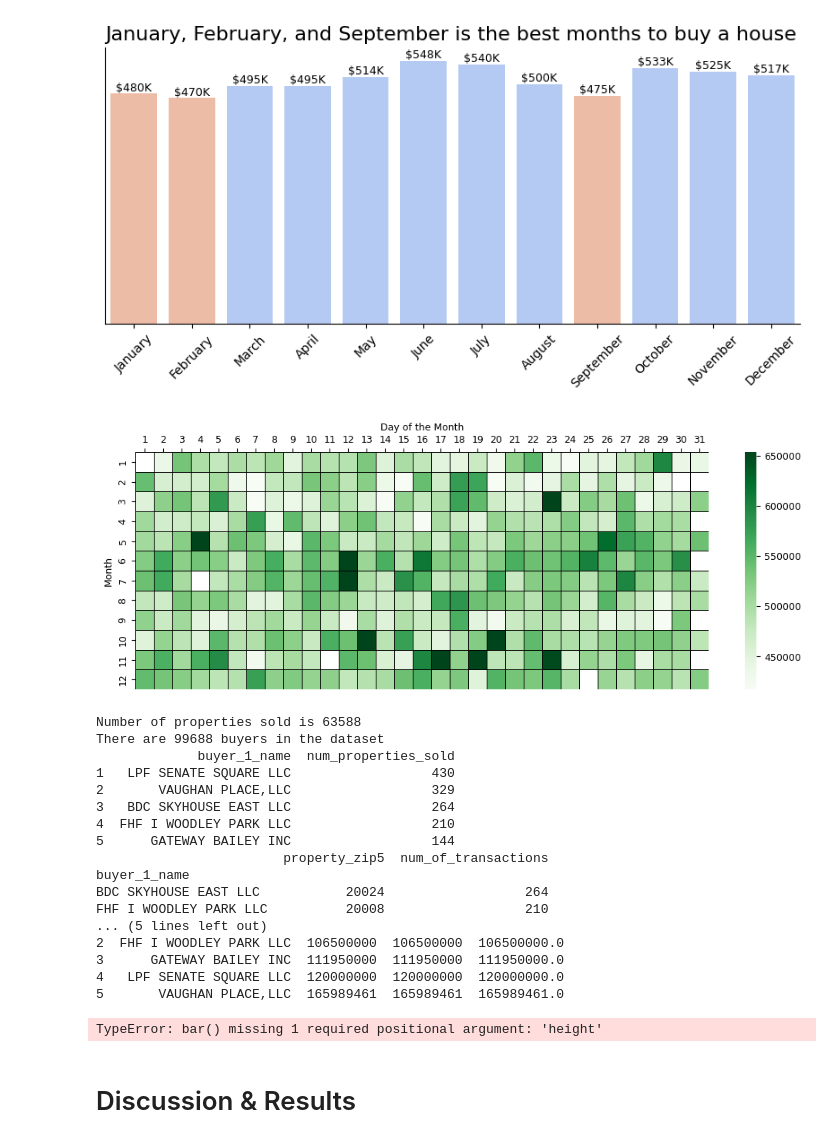
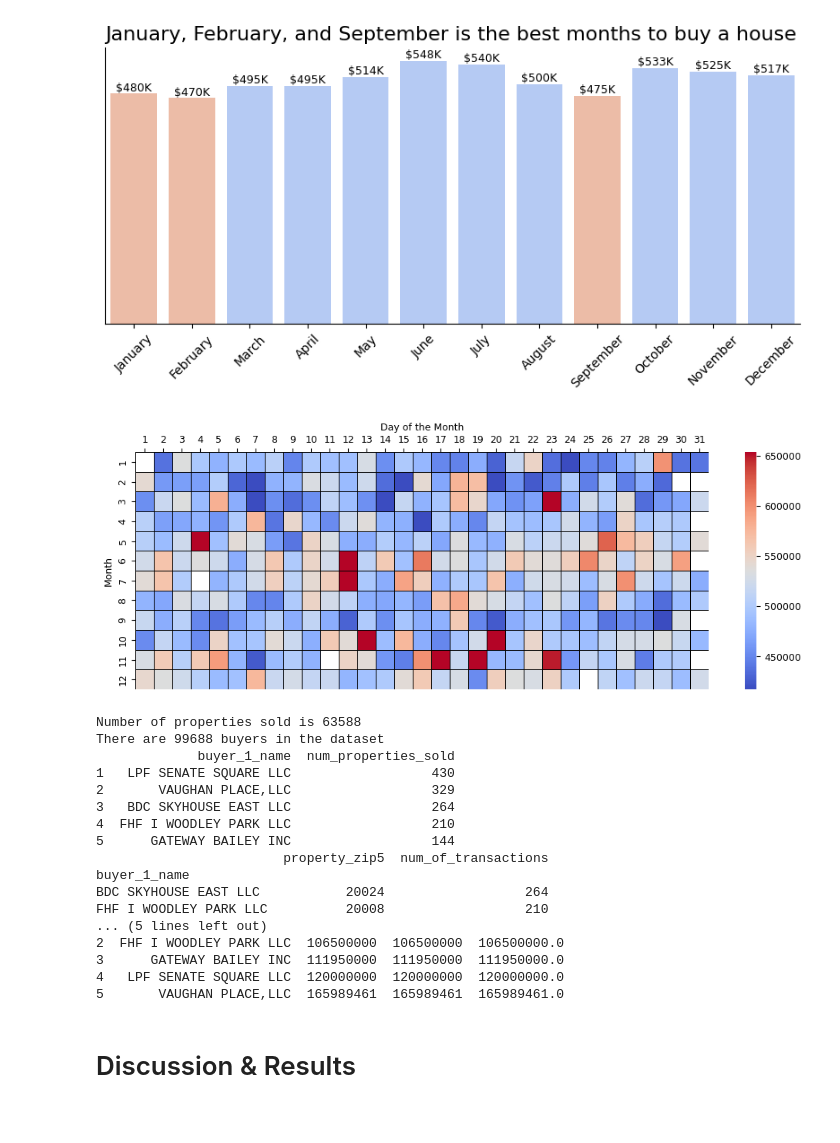
Before and after one commit to sierraperezdavid31/CIS9650-DC-Sales, a Jupyter notebook: Group_Project_15.ipynb, the cells around one changed output. Drawn from its saved outputs; the diff is of its cells as text; code cells hidden in the pictures.

```diff
--- a/Group_Project_15.ipynb
+++ b/Group_Project_15.ipynb
@@ -905,44 +584,35 @@ plt.show()
 # %%
 # Best day of the year to buy a home
 new_df = new_df[new_df['year'] >= 2000]
 
 # Aggregatingh the data to a pivot table
 salebymonthday = pd.pivot_table(new_df, values = 'sale_price', index = 'month', columns = 'day', aggfunc = 'median')
 
 # Creating the visual
 fig, ax = plt.subplots(figsize = (12,4))
 
 # Plotting the heatmap
-ax = sns.heatmap(salebymonthday,  cmap = "Greens", linewidths = .5, linecolor = 'black', robust = True)
+ax = sns.heatmap(salebymonthday,  cmap = "coolwarm", linewidths = .5, linecolor = 'black', robust = True)
 
 # Customizing the heatmap
 ax.set_xlabel('Day of the Month')
 ax.set_ylabel('Month')
 ax.xaxis.tick_top()
 ax.xaxis.set_label_position('top')
 
 
 # Show Chart
 plt.show()
 
 # Key Observations
 # No sales were made on New Year Day, Christmas, Veteran Day, and the Forth of July
 #
 # %% [output]
-[figure, old version]
+[figure, new version]
 # %%
-# Median Sale price over time (all)
 # Number of properties sold
 num_properties_sold = new_df['property_id'].nunique()
 print(f"Number of properties sold is {num_properties_sold}")
-
-#oldest_sale = new_df['sale_date'].min()
-#newest_sale = new_df['sale_date'].max()
-#print(f"The oldest property sale was {}")
-#print(f"The most recent property sale was {newest_sale}")
-
-#most_expensive_sale = new_df['sale_price'].max()
-#print(f'The most expensive property sale was ${most_expensive_sale}')
 
 #Buyer Analysis
 buyer_num = new_df['buyer_1_name'].nunique()
@@ -974,11 +644,6 @@ print(price_analysis)
 #According to research the output is consistent with bulk sales or asset tranfers
 #within large institutional buyers like LLCs which are represented here
 #rather than individual homebuying
-
-#creating bar graph
-buyers = price_analysis['Buyer Name']
-x = np.arange(len(buyers))
-plt.bar ( price_analysis['Min price'])
 # %% [output]
 Number of properties sold is 63588
 There are 99688 buyers in the dataset
@@ -997,6 +662,5 @@ FHF I WOODLEY PARK LLC          20008                  210
 3      GATEWAY BAILEY INC  111950000  111950000  111950000.0
 4   LPF SENATE SQUARE LLC  120000000  120000000  120000000.0
 5       VAUGHAN PLACE,LLC  165989461  165989461  165989461.0
-TypeError: bar() missing 1 required positional argument: 'height'
 # %% [markdown]
 # Discussion & Results
```
Also changed, not shown: parts of 18 cells of this notebook.
